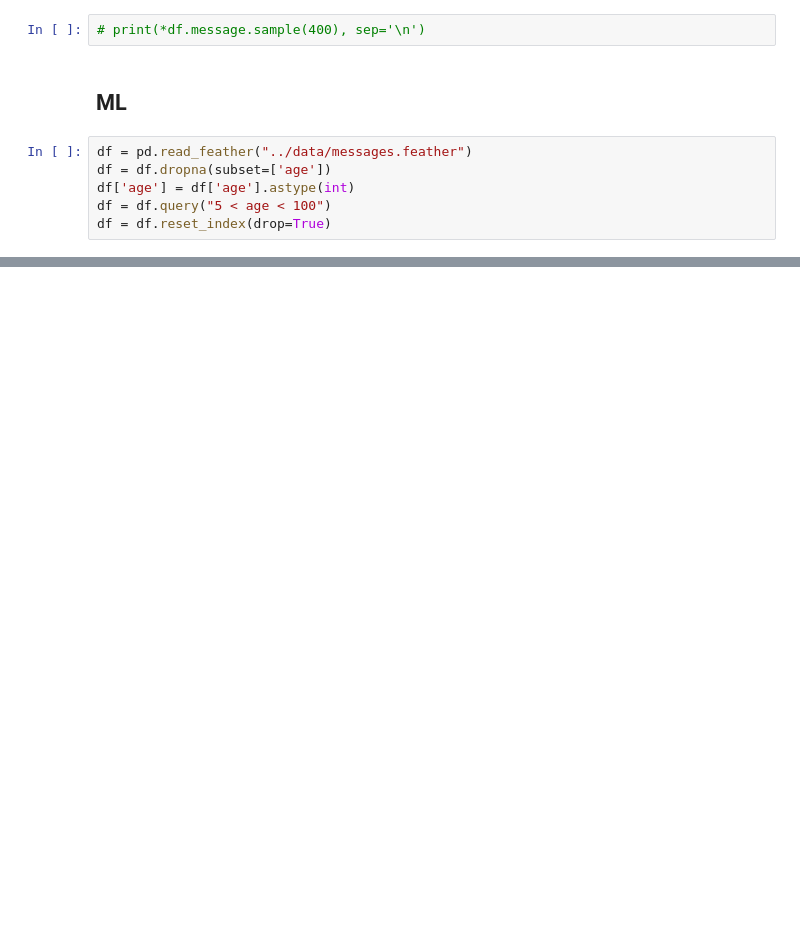
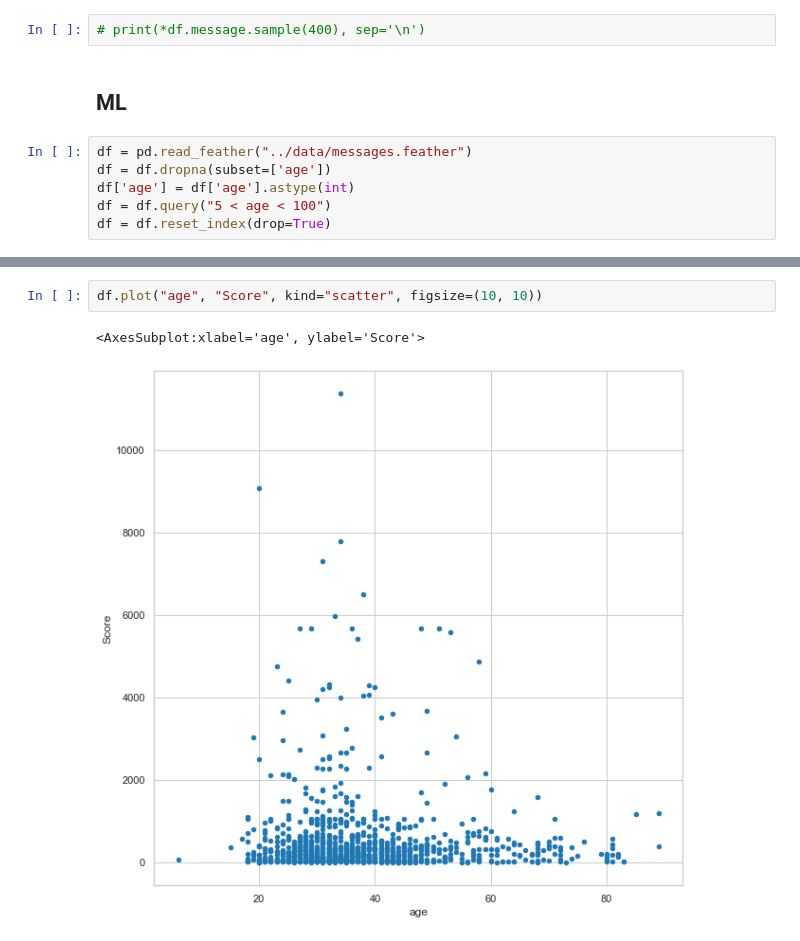
Before and after one commit to sabal202/classification-2021, a Jupyter notebook: tasks/Task_5.ipynb, the cells around one changed output, grey strips where cells are left out. Saved outputs shown, nothing was run; the diff lists cells and outputs as text; blank space fills up the shorter version.

```diff
--- a/tasks/Task_5.ipynb
+++ b/tasks/Task_5.ipynb
@@ -279,3 +282,8 @@ memory usage: 1.2+ MB
 | 2 | 344 | 2020-12-10 | 312251578 | Ж34, 9 декабря первая доза, через... | 22:14:44 | Ж | 34 | NaN | NaN | NaN | NaN | ... |
 | 3 | 347 | 2020-12-10 | 44473357 | Ж32. Первая доза 7 декабря. Ночью... | 22:46:58 | Ж | 32 | NaN | NaN | NaN | NaN | ... |
 | 4 | 372 | 2020-12-11 | 79373564 | М, 30, первый компонент 8 декабря... | 13:23:21 | М | 30 | NaN | NaN | NaN | NaN | ... |
+# %%
+df.plot("age", "Score", kind="scatter", figsize=(10, 10))
+# %% [output]
+<AxesSubplot:xlabel='age', ylabel='Score'>
+[figure, added]
```
Also changed, not shown: parts of 16 cells of this notebook, 2 other files.
